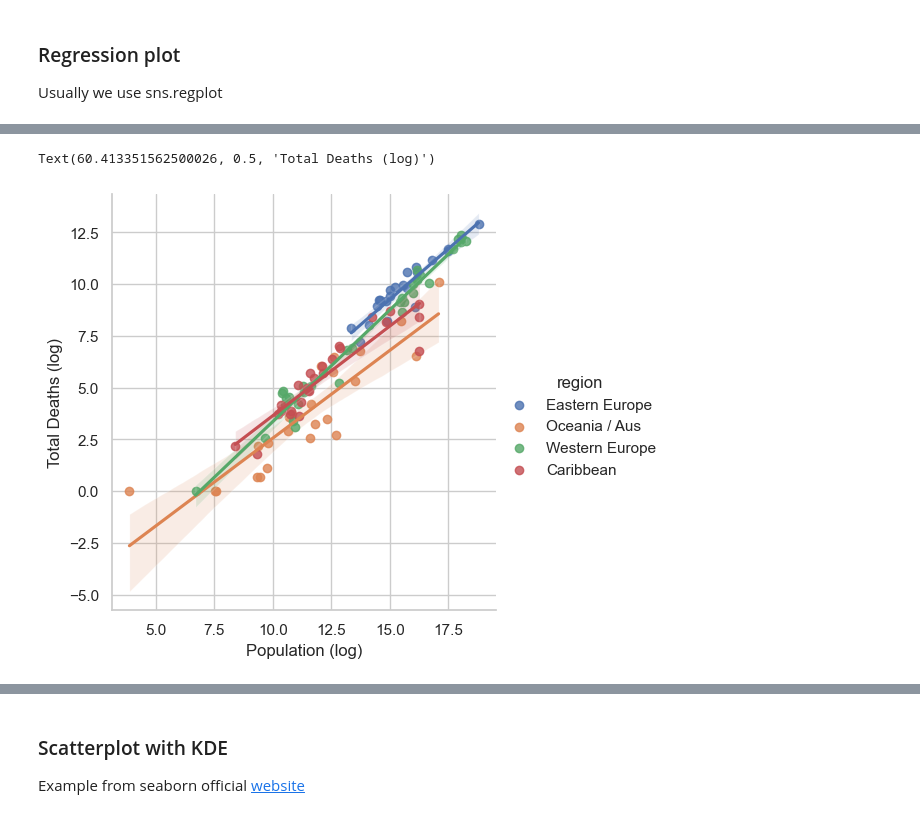
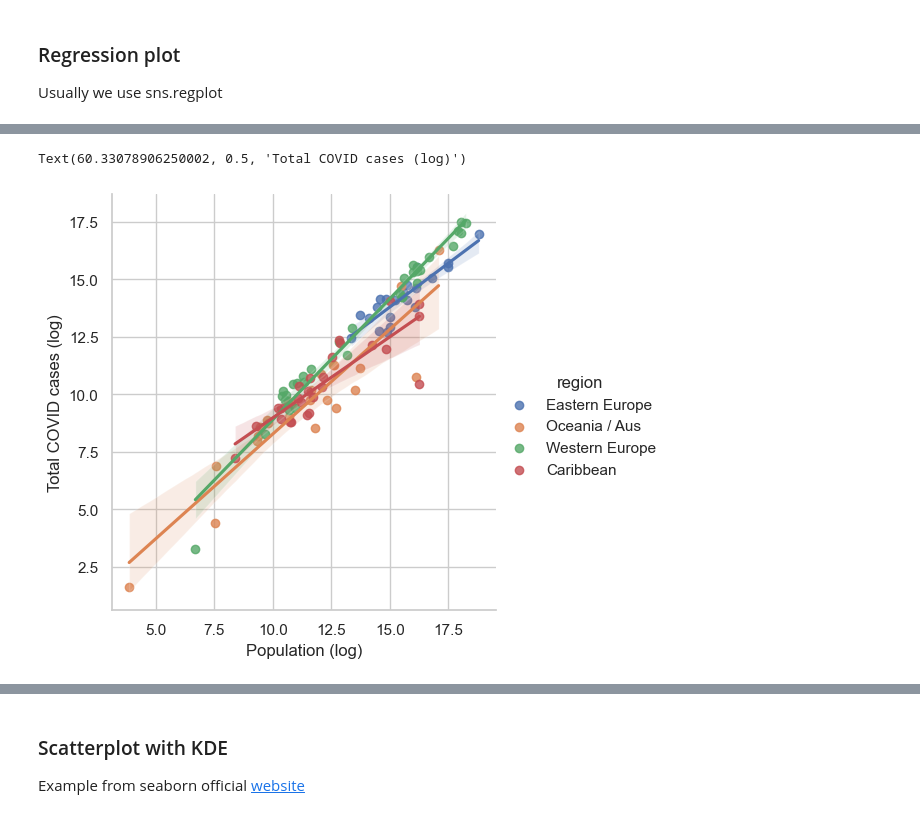
Before and after one commit to jieshu-wang-SBU/EST389_371_2026_spring, a Jupyter notebook: lectures/07-Data_visualization/07-04_Visualize_two_or_more_numerical_variables.ipynb, the cells around one changed output, grey strips where cells are left out. Drawn from its saved outputs; the diff is of its cells as text; code cells hidden in the pictures.

```diff
--- a/lectures/07-Data_visualization/07-04_Visualize_two_or_more_numerical_variables.ipynb
+++ b/lectures/07-Data_visualization/07-04_Visualize_two_or_more_numerical_variables.ipynb
@@ -53,7 +53,7 @@ import matplotlib as mpl
 
 covid_totals = pd.read_csv("../05-data_cleaning/data/covidtotals.csv")
 covid_totals['population_log'] = np.log1p(covid_totals['population']).fillna(0)
-covid_totals['total_deaths_log'] = np.log1p(covid_totals['total_deaths']).fillna(0)
+covid_totals['total_cases_log'] = np.log1p(covid_totals['total_cases']).fillna(0)
 # %%
 # Plot a simple regression plot
 
@@ -68,13 +68,13 @@ Text(0, 0.5, 'Total Deaths (log)')
 # %%
 # Plot a grouped regression plot
 sns.set_theme(style="whitegrid")
-sns.lmplot(data=covid_totals[covid_totals['region'].isin(['Western Europe', 'Caribbean', 'Oceania / Aus', 'Eastern Europe'])], x='population_log', y='total_deaths_log', hue='region')
+sns.lmplot(data=covid_totals[covid_totals['region'].isin(['Western Europe', 'Caribbean', 'Oceania / Aus', 'Eastern Europe'])], x='population_log', y='total_cases_log', hue='region')
 
 plt.xlabel("Population (log)")
-plt.ylabel("Total Deaths (log)")
+plt.ylabel("Total COVID cases (log)")
 # %% [output]
-Text(60.413351562500026, 0.5, 'Total Deaths (log)')
+Text(60.33078906250002, 0.5, 'Total COVID cases (log)')
-[figure, old version]
+[figure, new version]
 # %%
 # or multiple panels
 
```
Also changed, not shown: parts of 3 cells of this notebook.
